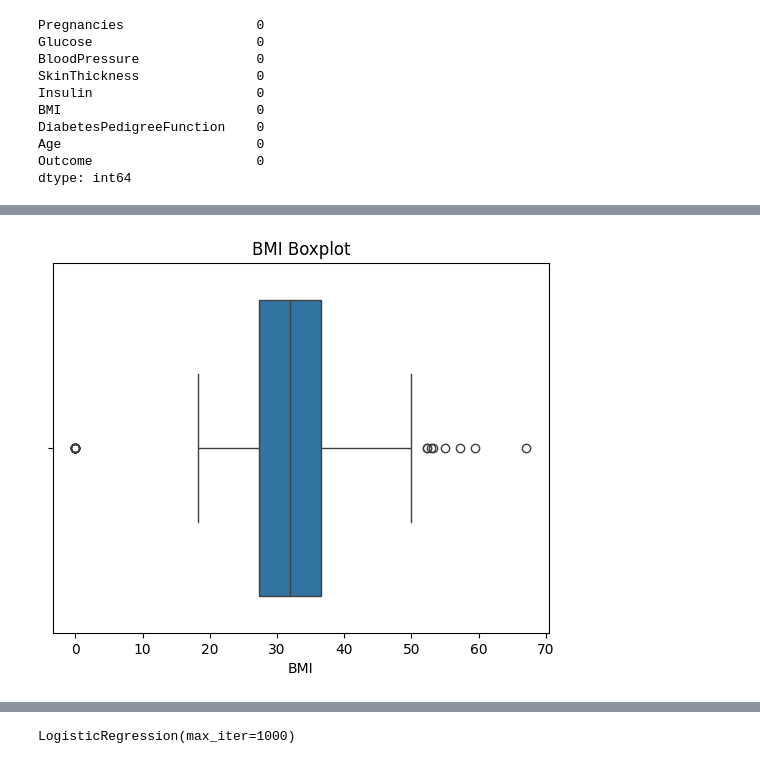
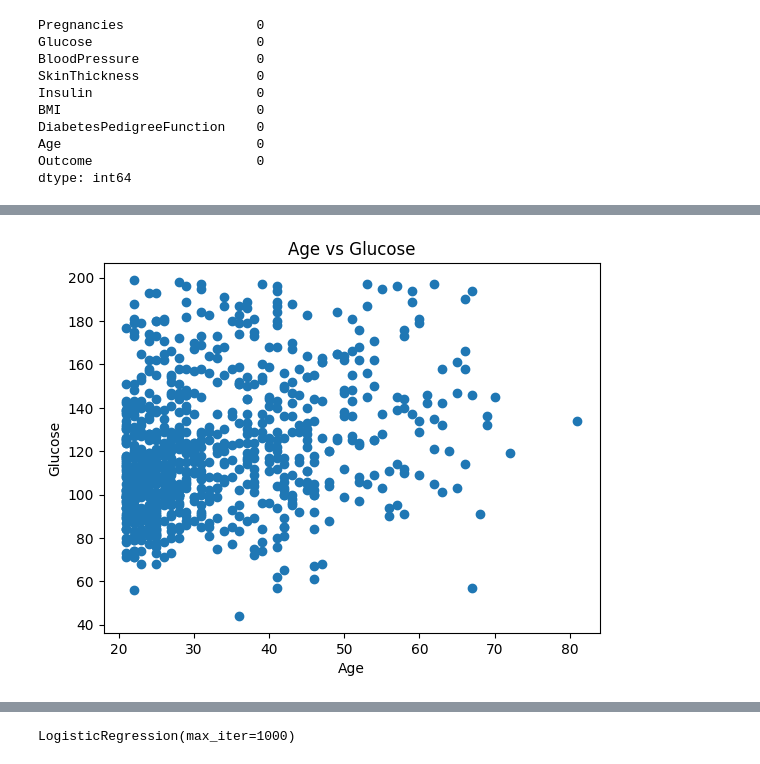
Before and after one commit to niranjanaapp/diabetes-prediction, a Jupyter notebook: Diabetes_Prediction.ipynb, the cells around one changed output, grey strips where cells are left out. Drawn from its saved outputs; the diff is of its cells as text; code cells hidden in the pictures.

```diff
--- a/Diabetes_Prediction.ipynb
+++ b/Diabetes_Prediction.ipynb
@@ -65,3 +68,11 @@ plt.show()
+# %%
+plt.scatter(data['Age'], data['Glucose'])
+plt.title("Age vs Glucose")
+plt.xlabel("Age")
+plt.ylabel("Glucose")
+plt.show()
+# %% [output]
+[figure, added]
 # %%
 X = data.drop("Outcome", axis=1)
 y = data["Outcome"]
@@ -71,6 +78,0 @@ X = scaler.fit_transform(X)
-# %%
-sns.boxplot(x=df['BMI'])
-plt.title("BMI Boxplot")
-plt.show()
-# %% [output]
-[figure, removed]
```
Also changed, not shown: parts of 15 cells of this notebook.
